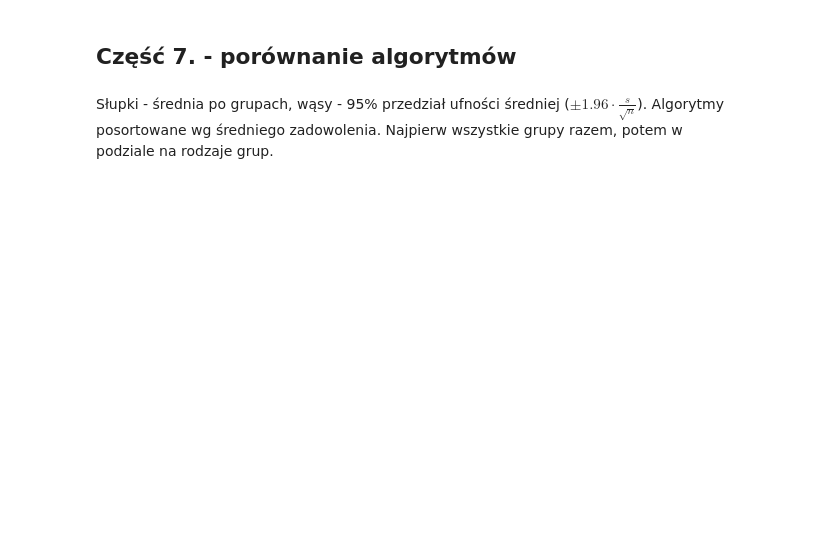
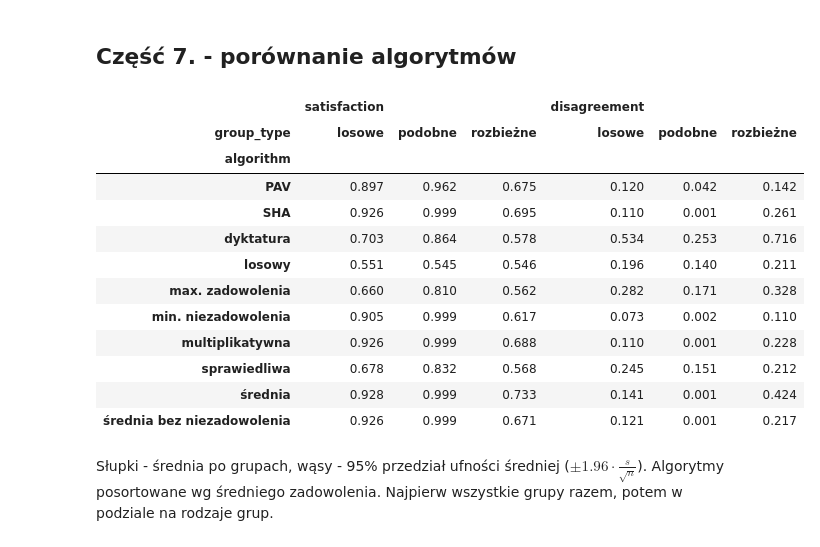
Before and after one commit to pswierzy/RecommendationSystems, a Jupyter notebook: Lab05/lab5_group_recommenders.ipynb, the cells around one changed output. Saved outputs shown, nothing was run; the diff lists cells and outputs as text; code cells hidden in the pictures; blank space fills up the shorter version.

```diff
--- a/Lab05/lab5_group_recommenders.ipynb
+++ b/Lab05/lab5_group_recommenders.ipynb
@@ -555,15 +572,24 @@ Na wykładzie $\text{GroupSat}$ to suma - używamy średniej, by wynik był w $[
 # %%
 def user_satisfactions(ratings: pd.DataFrame, recommendation: Sequence[Item]) -> pd.Series:
     # oblicza satysfakcje dla kazdego wiersza (kazdej osoby) w macierzy ratings
-    raise NotImplementedError
+
+    k = len(recommendation)
+    num = ratings[recommendation].sum(axis=1)
+
+    top_k_ratings = np.partition(ratings.to_numpy(), -k, axis=1)[:, -k:]
+    den = pd.Series(top_k_ratings.sum(axis=1), index=ratings.index)
+
+    sat = num / den
+    return sat.replace([np.inf, -np.inf, np.nan], 0.0)
 
 
 def group_satisfaction(ratings: pd.DataFrame, recommendation: Sequence[Item]) -> float:
-    raise NotImplementedError
+    return float(user_satisfactions(ratings, recommendation).mean())
 
 
 def group_disagreement(ratings: pd.DataFrame, recommendation: Sequence[Item]) -> float:
-    raise NotImplementedError
+    satisfactions = user_satisfactions(ratings, recommendation)
+    return float(satisfactions.max() - satisfactions.min())
 # %%
 class MetricsTest(unittest.TestCase):
     RECOMMENDATION = ['C', 'D', 'E']  # Alice: 24 / 28, Bob: 24 / 25, Carol: 22 / 26
@@ -602,7 +638,25 @@ class SequentialHybridAggregationRecommender(Recommender):
     name = 'SHA'
 
     def recommend(self, ratings: pd.DataFrame, size: int) -> List[Item]:
-        raise NotImplementedError
+        recommendation = []
+        available_items = ratings.columns.tolist()
+
+        avg_scores = ratings.mean(axis=0)
+        least_scores = ratings.min(axis=0)
+
+        for _ in range(size):
+            alpha = 0 if len(recommendation) == 0 else group_disagreement(ratings, recommendation)
+
+            current_avg = avg_scores[available_items]
+            current_least = least_scores[available_items]
+
+            scores = (1.0 - alpha) * current_avg + alpha * current_least
+            best_item = top_items(scores, 1)[0]
+
+            recommendation.append(best_item)
+            available_items.remove(best_item)
+
+        return recommendation
 # %%
 class SequentialHybridAggregationTest(unittest.TestCase):
     def test_slides(self):
@@ -628,34 +691,48 @@ recommenders: List[Recommender] = [
     DictatorshipRecommender(),
     FairRecommender(),
     MaxScoreRecommender(),
     LeastMiseryRecommender(),
     AverageRecommender(),
     AverageWithoutMiseryRecommender(PARAMS.misery_threshold),
     MultiplicativeRecommender(),
-    VotingRecommender(), # pamietaj, by dodac potrzebne argumenty do konstruktora
+    #CopelandRecommender(),
     ProportionalApprovalVotingRecommender(PARAMS.approval_threshold),
     SequentialHybridAggregationRecommender(),
 ]
 
 
 def evaluate(recommenders: List[Recommender], groups: Dict[str, List[Group]], size: int) -> pd.DataFrame:
     rows = []
     for kind, kind_groups in groups.items():
         for group in kind_groups:
             group_ratings = ratings.loc[group]
             for recommender in recommenders:
                 recommendation = recommender.recommend(group_ratings, size)
                 rows.append({
                     'algorithm': recommender.name,
                     'group_type': kind,
                     'satisfaction': group_satisfaction(group_ratings, recommendation),
                     'disagreement': group_disagreement(group_ratings, recommendation),
                 })
     return pd.DataFrame(rows)
 
 
 results = evaluate(recommenders, groups, PARAMS.recommendation_size)
 results.groupby(['algorithm', 'group_type']).mean().unstack().round(3)
+# %% [output]
+|  | satisfaction |  |  | disagreement |  |  |
+| group_type | losowe | podobne | rozbieżne | losowe | podobne | rozbieżne |
+| algorithm |  |  |  |  |  |  |
+| PAV | 0.897 | 0.962 | 0.675 | 0.120 | 0.042 | 0.142 |
+| SHA | 0.926 | 0.999 | 0.695 | 0.110 | 0.001 | 0.261 |
+| dyktatura | 0.703 | 0.864 | 0.578 | 0.534 | 0.253 | 0.716 |
+| losowy | 0.551 | 0.545 | 0.546 | 0.196 | 0.140 | 0.211 |
+| max. zadowolenia | 0.660 | 0.810 | 0.562 | 0.282 | 0.171 | 0.328 |
+| min. niezadowolenia | 0.905 | 0.999 | 0.617 | 0.073 | 0.002 | 0.110 |
+| multiplikatywna | 0.926 | 0.999 | 0.688 | 0.110 | 0.001 | 0.228 |
+| sprawiedliwa | 0.678 | 0.832 | 0.568 | 0.245 | 0.151 | 0.212 |
+| średnia | 0.928 | 0.999 | 0.733 | 0.141 | 0.001 | 0.424 |
+| średnia bez niezadowolenia | 0.926 | 0.999 | 0.671 | 0.121 | 0.001 | 0.217 |
 # %% [markdown]
 Słupki - średnia po grupach, wąsy - 95% przedział ufności średniej ($\pm 1.96 \cdot \frac{s}{\sqrt{n}}$).
 Algorytmy posortowane wg średniego zadowolenia. Najpierw wszystkie grupy razem, potem w podziale na rodzaje grup.
```
Also changed, not shown: parts of 8 cells of this notebook.
